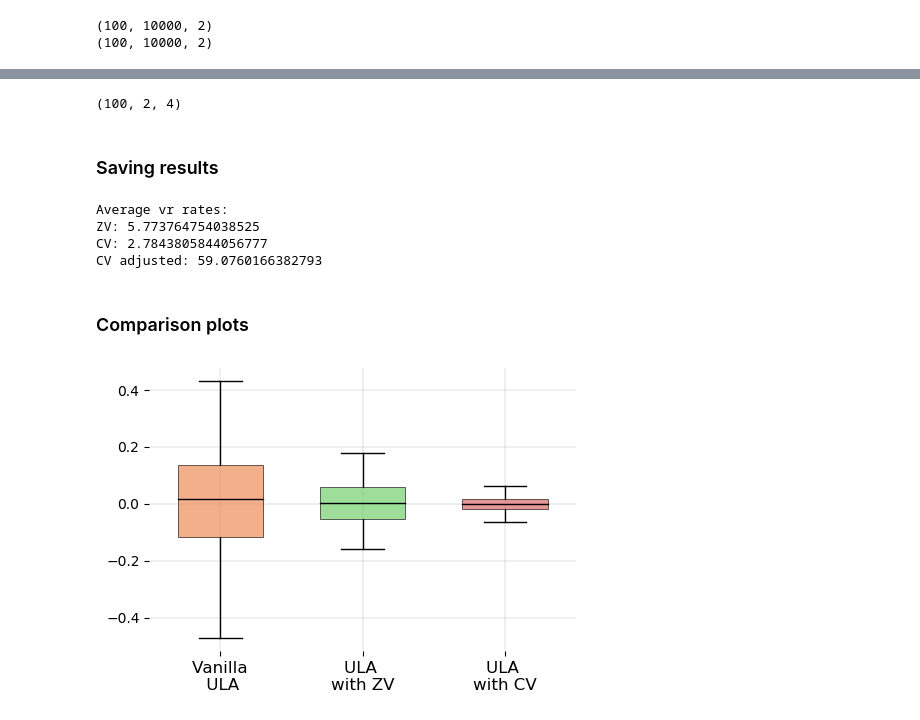
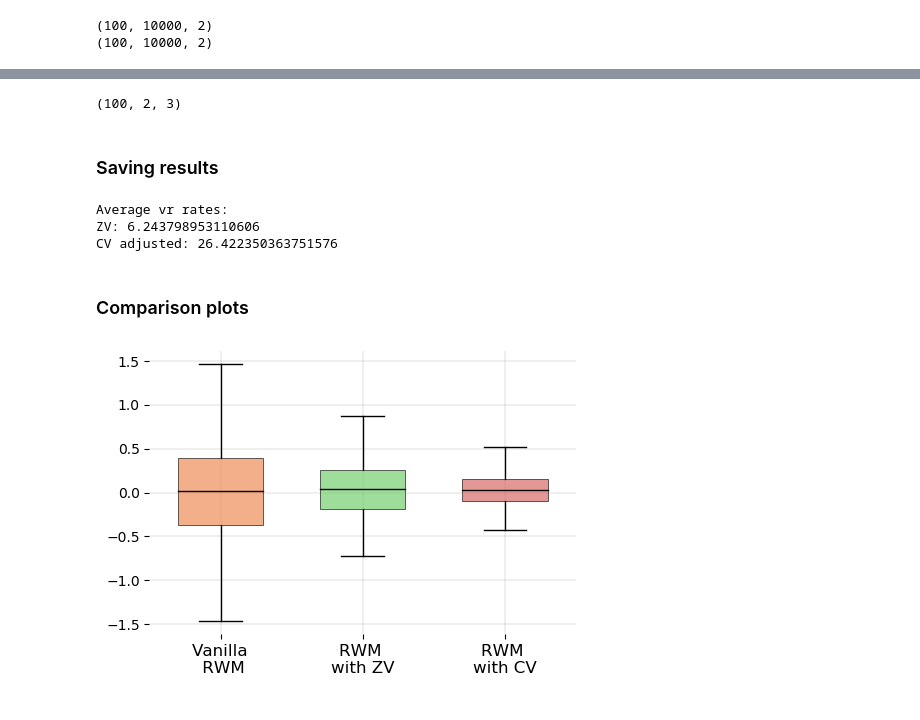
Before and after one commit to svsamsonov/VR-MCMC, a Jupyter notebook: Code/Potential_rezende_new.ipynb, the cells around one changed output, grey strips where cells are left out. Drawn from its saved outputs; the diff is of its cells as text; code cells hidden in the pictures.

```diff
--- a/Code/Potential_rezende_new.ipynb
+++ b/Code/Potential_rezende_new.ipynb
@@ -17,15 +17,15 @@ from optimize import Run_eval_test,optimize_parallel_new
 from utils import *
 import copy
 # %%
-N_burn = 1*10**4 # Burn in period
+N_burn = 1*10**3 # Burn in period
 N_train = 1*10**4 # Number of samples on which we optimize
-step = 0.1 # Step size
+step = 0.05 # Step size
 #put 0.5 for MALA
 #step = 0.2
 n_traj = 100 # Number of independent MCMC trajectories for test
 f_type = "sum"
-bn = 100
-W_test = construct_ESVM_kernel(N_train,bn)
+bn = int(np.sqrt(N_train))
+W_test = construct_Tukey_Hanning(N_train,bn)
 # %% [markdown]
 Choose density parameters
 # %%
@@ -108,9 +108,9 @@ def GausCV(traj,sample):
     """
     m=7
     pen=0.
-    x = np.linspace(-5,5,m)
-    y = np.linspace(-5,5,m)
-    sigma_squared = 3.0
+    x = np.linspace(-3,3,m)
+    y = np.linspace(-3,3,m)
+    sigma_squared = 4.0
     xx, yy = np.meshgrid(x,y)
     d = m**2
     mu = np.concatenate((xx.reshape((-1,1)),yy.reshape((-1,1))),axis=1)
@@ -239,13 +239,14 @@ def Eval_ZVCV_Gaus(traj,traj_grad, f_target, params, W_spec):
     mean_vanilla = np.mean(samples)
     vars_vanilla = Spectral_var(samples[:,0],W_spec)
     mean_ZV, var_ZV = GausZV(traj,traj_grad,samples,f_target,params,W_spec)
-    mean_CV_vanilla, var_CV_vanilla = CVpolyGaussian(traj,traj_grad,f_target,params,W_spec)
+    #mean_CV_vanilla, var_CV_vanilla = CVpolyGaussian(traj,traj_grad,f_target,params,W_spec)
     mean_CV_adj, var_CV_adj = GausCV_adj(traj,traj_grad,samples,f_target,params,W_spec)
-    return (mean_vanilla,mean_ZV,mean_CV_vanilla,mean_CV_adj), (vars_vanilla,var_ZV,var_CV_vanilla,var_CV_adj)
+    return (mean_vanilla,mean_ZV,mean_CV_adj), (vars_vanilla,var_ZV,var_CV_adj)
 # %%
 test_seed = 1453
 f_type = "sum"
+params = {"ind":1}
 nbcores = multiprocessing.cpu_count()
 trav = Pool(nbcores)
-res = trav.starmap(Eval_ZVCV_Gaus, [(traj[i,:,:],traj_grad[i,:,:],f_type,None,W_test) for i in range (n_traj)])
+res = trav.starmap(Eval_ZVCV_Gaus, [(traj[i,:,:],traj_grad[i,:,:],f_type,params,W_test) for i in range (n_traj)])
 trav.close()
@@ -271,32 +254,31 @@ trav.close()
 res_arr = np.asarray(res)
 print(res_arr.shape)
 # %% [output]
-(100, 2, 4)
+(100, 2, 3)
 # %% [markdown]
 ### Saving results
 # %%
-#np.save("rezende/rwm_quadratic_15_04.npy",res_arr)
+#np.save("results/rezende/RWM_linear_29_06.npy",res_arr)
 print("Average vr rates:")
 print("ZV:",np.mean(res_arr[:,1,0]/res_arr[:,1,1]))
-print("CV:",np.mean(res_arr[:,1,0]/res_arr[:,1,2]))
-print("CV adjusted:",np.mean(res_arr[:,1,0]/res_arr[:,1,3]))
+#print("CV:",np.mean(res_arr[:,1,0]/res_arr[:,1,2]))
+print("CV adjusted:",np.mean(res_arr[:,1,0]/res_arr[:,1,2]))
 #print("ZV-2:",np.mean(res_arr[:,1,0]/res_arr[:,1,2]))
 #print("CV-2:",np.mean(res_arr[:,1,0]/res_arr[:,1,4]))
 # %% [output]
 Average vr rates:
-ZV: 5.773764754038525
-CV: 2.7843805844056777
-CV adjusted: 59.0760166382793
+ZV: 6.243798953110606
+CV adjusted: 26.422350363751576
 # %% [markdown]
 ### Comparison plots
 # %%
 title = ""
-labels = ['Vanilla\n ULA', 'ULA \nwith ZV', 'ULA \nwith CV']
+labels = ['Vanilla\n RWM', 'RWM \nwith ZV', 'RWM \nwith CV']
 # %%
-data = [res_arr[:,0,0],res_arr[:,0,1],res_arr[:,0,3]]
-boxplot_ind(data, title, labels)
+data = [res_arr[:,0,0],res_arr[:,0,1],res_arr[:,0,2]]
+boxplot_ind(data, title, labels, path = "results/rezende/rwm.pdf")
 # %% [output]
-[figure, old version]
+[figure, new version]
 # %%
 title = ""
 labels = ['ULA \nwith ZV-1', 'ULA \nwith CV-1']
```
Also changed, not shown: parts of 3 cells of this notebook, 9 other files.
